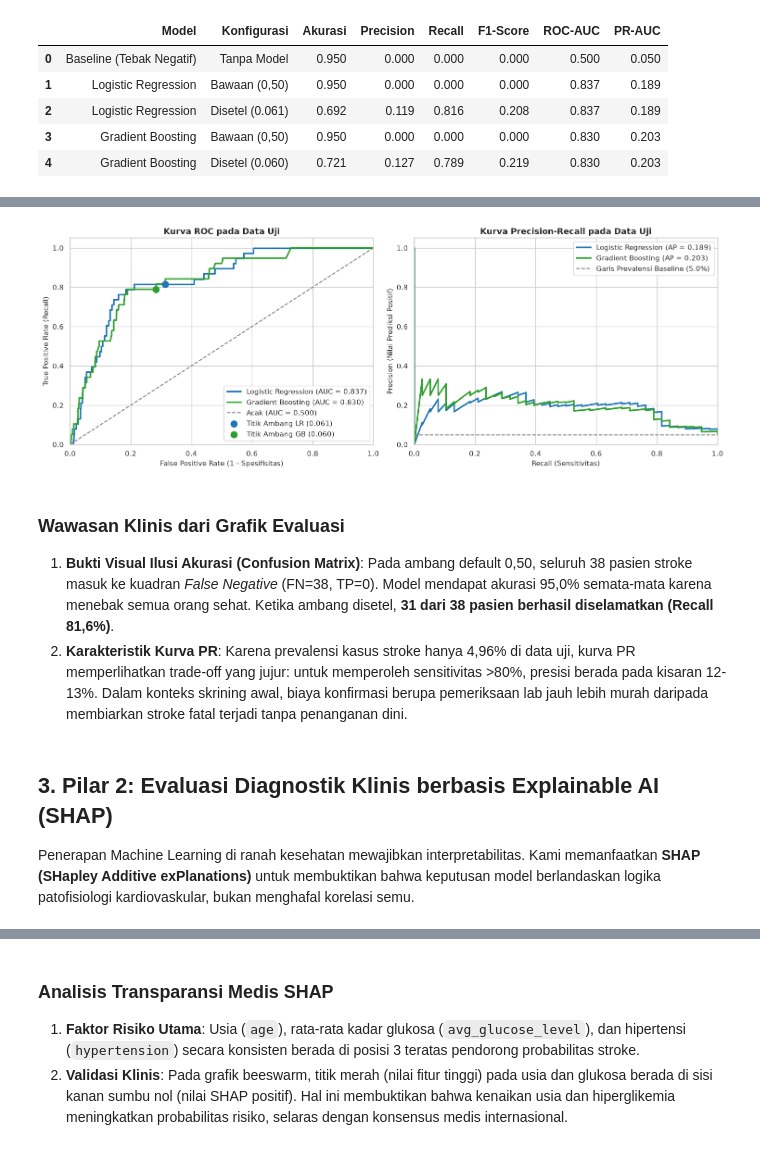
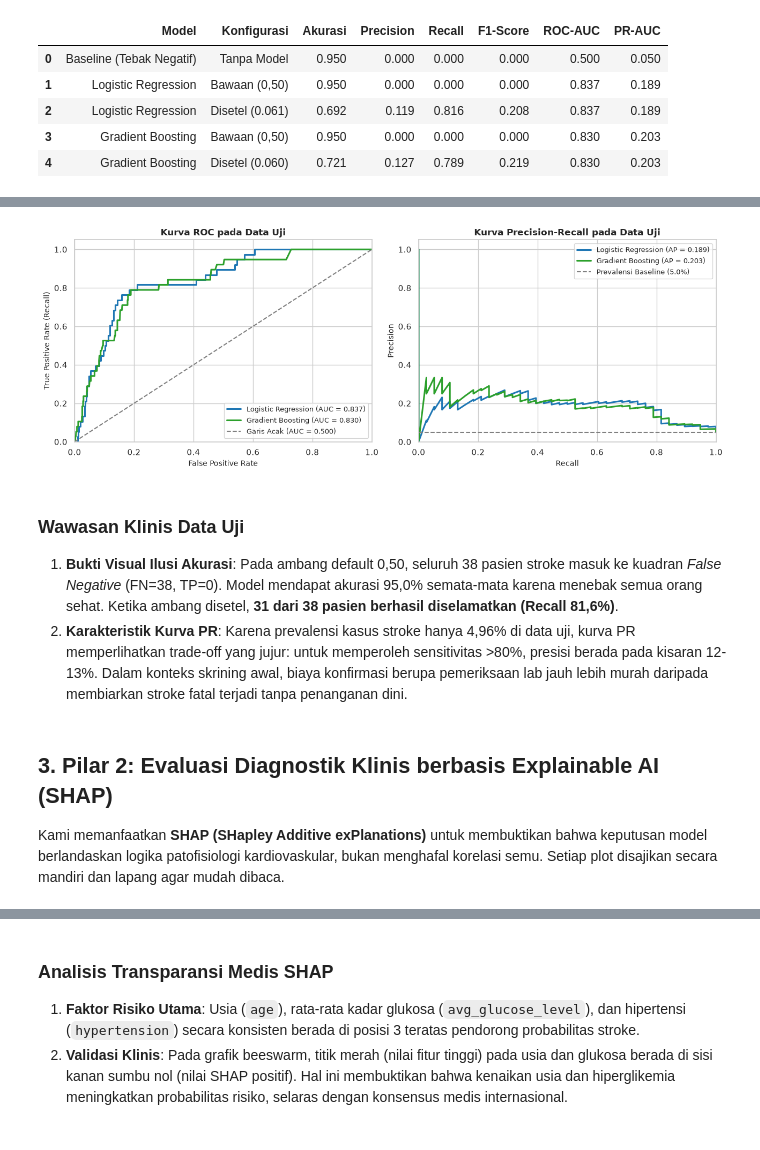
Before and after one commit to ravi-arnan/machine-learning, a Jupyter notebook: colab-hasil/08_evaluasi_akhir_dan_validasi_hasil.ipynb, the cells around one changed output, grey strips where cells are left out. Drawn from its saved outputs; the diff is of its cells as text; code cells hidden in the pictures.

```diff
--- a/colab-hasil/08_evaluasi_akhir_dan_validasi_hasil.ipynb
+++ b/colab-hasil/08_evaluasi_akhir_dan_validasi_hasil.ipynb
@@ -235,55 +230,47 @@ plt.show()
 # %%
-# 3. Kurva ROC Gabungan dan Kurva Precision-Recall (PR Curve)
-fig, axes = plt.subplots(1, 2, figsize=(15, 5.5))
+# 3. Kurva ROC Gabungan dan Kurva Precision-Recall
+fig, axes = plt.subplots(1, 2, figsize=(13, 4.8))
 
 # Subplot 1: Kurva ROC
 fpr_lr, tpr_lr, _ = roc_curve(y_uji, p_uji_lr)
 fpr_gb, tpr_gb, _ = roc_curve(y_uji, p_uji_gb)
 
-axes[0].plot(fpr_lr, tpr_lr, color="#1f77b4", lw=2.4, label=f"Logistic Regression (AUC = {roc_auc_score(y_uji, p_uji_lr):.3f})")
-axes[0].plot(fpr_gb, tpr_gb, color="#2ca02c", lw=2.4, label=f"Gradient Boosting (AUC = {roc_auc_score(y_uji, p_uji_gb):.3f})")
-axes[0].plot([0, 1], [0, 1], color="grey", lw=1.5, ls="--", label="Acak (AUC = 0.500)")
-
-# Titik ambang operasional
-axes[0].scatter(1 - (cm_lr := confusion_matrix(y_uji, pred_lr_set))[0,0]/np.sum(cm_lr[0]),
-                cm_lr[1,1]/np.sum(cm_lr[1]), color="#1f77b4", s=100, zorder=5, label=f"Titik Ambang LR ({ambang_lr:.3f})")
-axes[0].scatter(1 - (cm_gb := confusion_matrix(y_uji, pred_gb_set))[0,0]/np.sum(cm_gb[0]),
-                cm_gb[1,1]/np.sum(cm_gb[1]), color="#2ca02c", s=100, zorder=5, label=f"Titik Ambang GB ({ambang_gb:.3f})")
-
+axes[0].plot(fpr_lr, tpr_lr, color="#1f77b4", lw=2.2, label=f"Logistic Regression (AUC = {roc_auc_score(y_uji, p_uji_lr):.3f})")
+axes[0].plot(fpr_gb, tpr_gb, color="#2ca02c", lw=2.2, label=f"Gradient Boosting (AUC = {roc_auc_score(y_uji, p_uji_gb):.3f})")
+axes[0].plot([0, 1], [0, 1], color="grey", lw=1.5, ls="--", label="Garis Acak (AUC = 0.500)")
 axes[0].set_xlim([0.0, 1.0])
 axes[0].set_ylim([0.0, 1.05])
-axes[0].set_xlabel("False Positive Rate (1 - Spesifisitas)", fontsize=11)
-axes[0].set_ylabel("True Positive Rate (Recall)", fontsize=11)
-axes[0].set_title("Kurva ROC pada Data Uji", fontsize=13, weight="bold")
-axes[0].legend(loc="lower right")
+axes[0].set_xlabel("False Positive Rate", fontsize=10)
+axes[0].set_ylabel("True Positive Rate (Recall)", fontsize=10)
+axes[0].set_title("Kurva ROC pada Data Uji", fontsize=12, weight="bold")
+axes[0].legend(loc="lower right", fontsize=9.5)
 
-# Subplot 2: Kurva Precision-Recall (PR Curve)
+# Subplot 2: Kurva Precision-Recall
 prec_lr, rec_lr, _ = precision_recall_curve(y_uji, p_uji_lr)
 prec_gb, rec_gb, _ = precision_recall_curve(y_uji, p_uji_gb)
 ap_lr = average_precision_score(y_uji, p_uji_lr)
 ap_gb = average_precision_score(y_uji, p_uji_gb)
 prevalensi_uji = y_uji.mean()
 
-axes[1].plot(rec_lr, prec_lr, color="#1f77b4", lw=2.4, label=f"Logistic Regression (AP = {ap_lr:.3f})")
-axes[1].plot(rec_gb, prec_gb, color="#2ca02c", lw=2.4, label=f"Gradient Boosting (AP = {ap_gb:.3f})")
-axes[1].axhline(prevalensi_uji, color="grey", lw=1.5, ls="--", label=f"Garis Prevalensi Baseline ({prevalensi_uji*100:.1f}%)")
-
+axes[1].plot(rec_lr, prec_lr, color="#1f77b4", lw=2.2, label=f"Logistic Regression (AP = {ap_lr:.3f})")
+axes[1].plot(rec_gb, prec_gb, color="#2ca02c", lw=2.2, label=f"Gradient Boosting (AP = {ap_gb:.3f})")
+axes[1].axhline(prevalensi_uji, color="grey", lw=1.5, ls="--", label=f"Prevalensi Baseline ({prevalensi_uji*100:.1f}%)")
 axes[1].set_xlim([0.0, 1.0])
 axes[1].set_ylim([0.0, 1.05])
-axes[1].set_xlabel("Recall (Sensitivitas)", fontsize=11)
-axes[1].set_ylabel("Precision (Nilai Prediksi Positif)", fontsize=11)
-axes[1].set_title("Kurva Precision-Recall pada Data Uji", fontsize=13, weight="bold")
-axes[1].legend(loc="upper right")
+axes[1].set_xlabel("Recall", fontsize=10)
+axes[1].set_ylabel("Precision", fontsize=10)
+axes[1].set_title("Kurva Precision-Recall pada Data Uji", fontsize=12, weight="bold")
+axes[1].legend(loc="upper right", fontsize=9.5)
 
 plt.tight_layout()
 plt.show()
 # %% [output]
-[figure, old version]
+[figure, new version]
 # %% [markdown]
-### Wawasan Klinis dari Grafik Evaluasi
-1. **Bukti Visual Ilusi Akurasi (Confusion Matrix)**: Pada ambang default 0,50, seluruh 38 pasien stroke masuk ke kuadran *False Negative* (FN=38, TP=0). Model mendapat akurasi 95,0% semata-mata karena menebak semua orang sehat. Ketika ambang disetel, **31 dari 38 pasien berhasil diselamatkan (Recall 81,6%)**.
+### Wawasan Klinis Data Uji
+1. **Bukti Visual Ilusi Akurasi**: Pada ambang default 0,50, seluruh 38 pasien stroke masuk ke kuadran *False Negative* (FN=38, TP=0). Model mendapat akurasi 95,0% semata-mata karena menebak semua orang sehat. Ketika ambang disetel, **31 dari 38 pasien berhasil diselamatkan (Recall 81,6%)**.
 2. **Karakteristik Kurva PR**: Karena prevalensi kasus stroke hanya 4,96% di data uji, kurva PR memperlihatkan trade-off yang jujur: untuk memperoleh sensitivitas >80%, presisi berada pada kisaran 12-13%. Dalam konteks skrining awal, biaya konfirmasi berupa pemeriksaan lab jauh lebih murah daripada membiarkan stroke fatal terjadi tanpa penanganan dini.
 # %% [markdown]
 ## 3. Pilar 2: Evaluasi Diagnostik Klinis berbasis Explainable AI (SHAP)
 
-Penerapan Machine Learning di ranah kesehatan mewajibkan interpretabilitas. Kami memanfaatkan **SHAP (SHapley Additive exPlanations)** untuk membuktikan bahwa keputusan model berlandaskan logika patofisiologi kardiovaskular, bukan menghafal korelasi semu.
+Kami memanfaatkan **SHAP (SHapley Additive exPlanations)** untuk membuktikan bahwa keputusan model berlandaskan logika patofisiologi kardiovaskular, bukan menghafal korelasi semu. Setiap plot disajikan secara mandiri dan lapang agar mudah dibaca.
```
Also changed, not shown: parts of 11 cells of this notebook, 11 other files.
